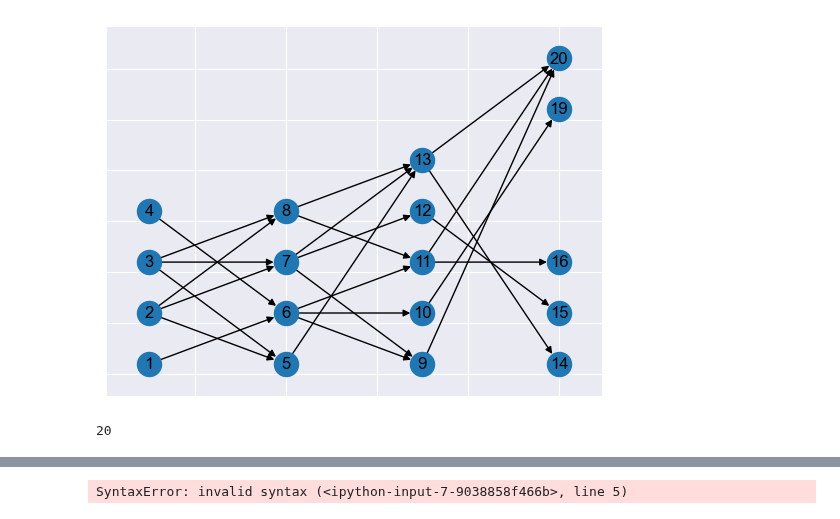
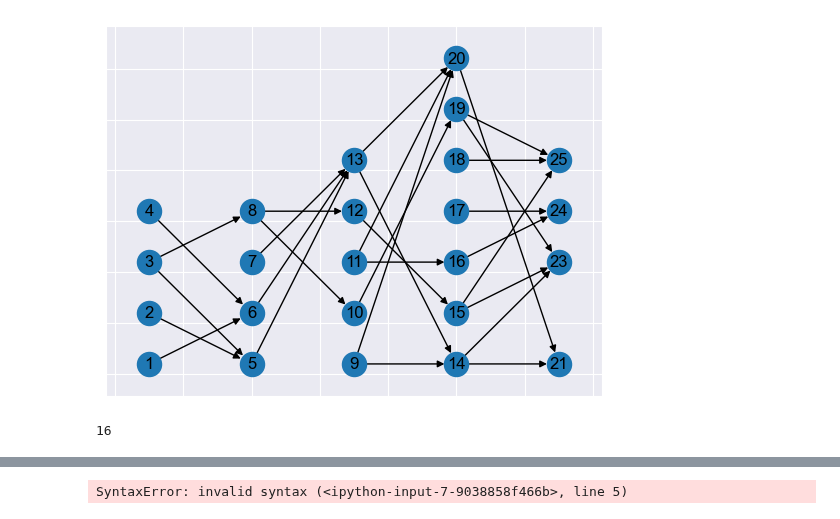
Before and after one commit to dmitry-grigorev/BAMT, a Jupyter notebook: experiments3/Experiments_synth_3.ipynb, the cells around one changed output, grey strips where cells are left out. Drawn from its saved outputs; the diff is of its cells as text; code cells hidden in the pictures.

```diff
--- a/experiments3/Experiments_synth_3.ipynb
+++ b/experiments3/Experiments_synth_3.ipynb
@@ -33,17 +47,18 @@ print(sys.path)
 # %%
-edges,into_degree,out_degree,position = ex3aux.DAGs_generate(n=20, max_out=3, random_state=42)
+n=25
+edges,into_degree,out_degree,position = ex3aux.DAGs_generate(n=n, max_out=2, random_state=42)
 
 ex3aux.plot_DAG(edges, position)
 # %% [output]
-[figure, old version]
+[figure, new version]
 # %%
 bn_graph = nx.DiGraph()
 bn_graph.add_edges_from(edges)
-bn_graph.add_nodes_from(list(range(1, 20+1)))
+bn_graph.add_nodes_from(list(range(1, n+1)))
 nx.adjacency_matrix(bn_graph, nodelist=list(range(1, 6))).todense()
 bn_graph.number_of_nodes()
 # %% [output]
-20
+16
 # %%
 bg_trenc = nx.transitive_closure(bn_graph)
 nx.draw_networkx(bg_trenc, arrows=True, pos=position)
```
Also changed, not shown: parts of 11 cells of this notebook, 2 other files.
